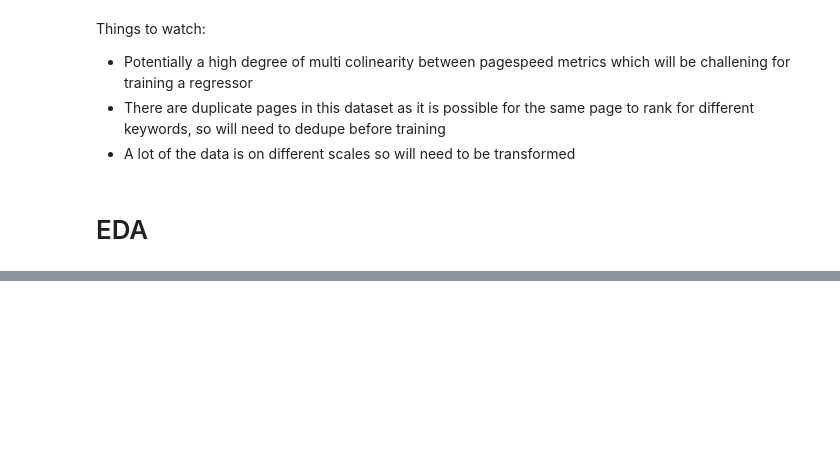
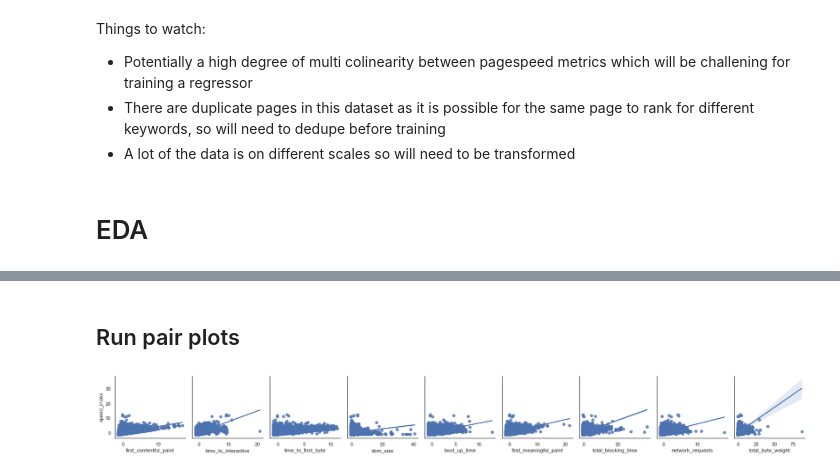
Before and after one commit to sandy-lee/Reverse-Engineering-Google-Pagespeed, a Jupyter notebook: flatiron_school_mod_7_project_elt_notebook.ipynb, the cells around one changed output, grey strips where cells are left out. Drawn from its saved outputs; the diff is of its cells as text; code cells hidden in the pictures; blank space fills up the shorter version.

```diff
--- a/flatiron_school_mod_7_project_elt_notebook.ipynb
+++ b/flatiron_school_mod_7_project_elt_notebook.ipynb
@@ -227,0 +188,17 @@ Things to watch:
+# %% [markdown]
+## Run pair plots
+# %%
+sns.pairplot(data = final_df_regressor_normal,
+             y_vars = "speed_index",
+             x_vars = ['first_contentful_paint',
+             'time_to_interactive',
+             'time_to_first_byte',
+             'dom_size',
+             'boot_up_time',
+             'first_meaningful_paint',
+             'total_blocking_time',
+             'network_requests',
+             'total_byte_weight'],
+             kind = 'reg');
+# %% [output]
+[figure, added]
```
Also changed, not shown: parts of 25 cells of this notebook, 2 other files.
